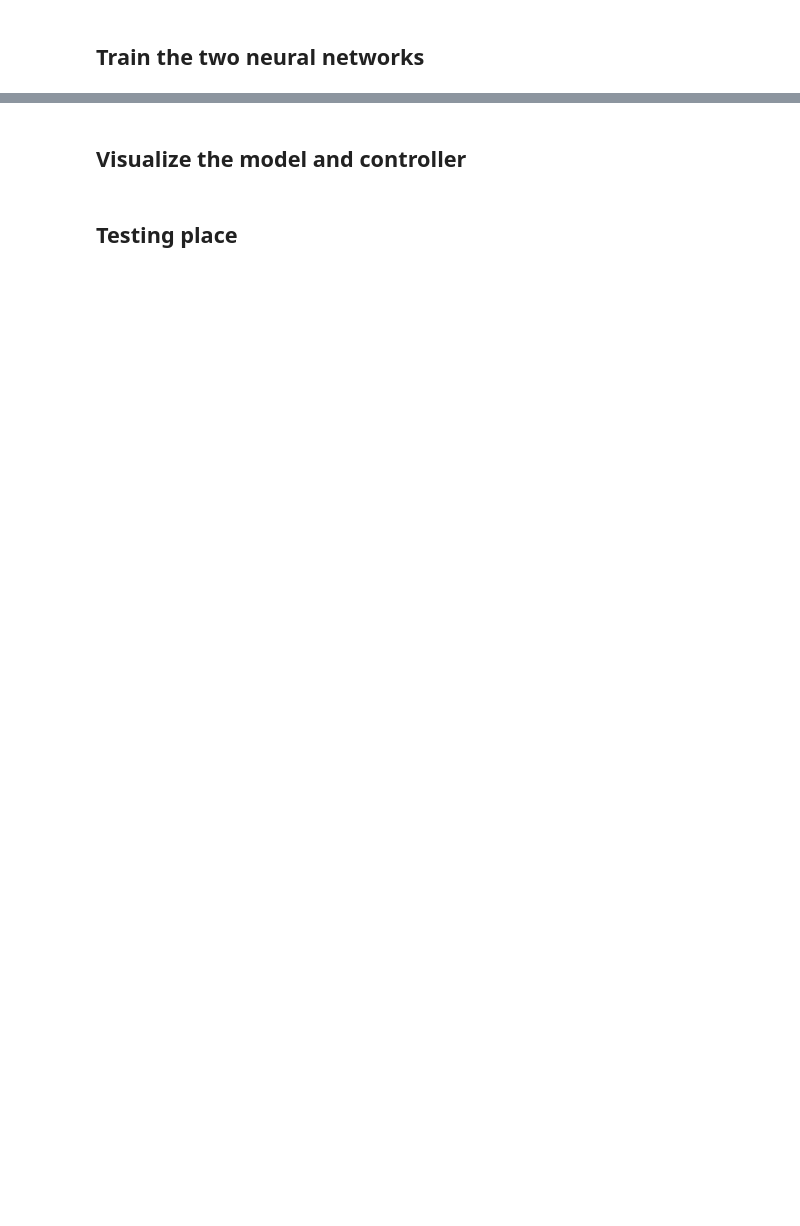
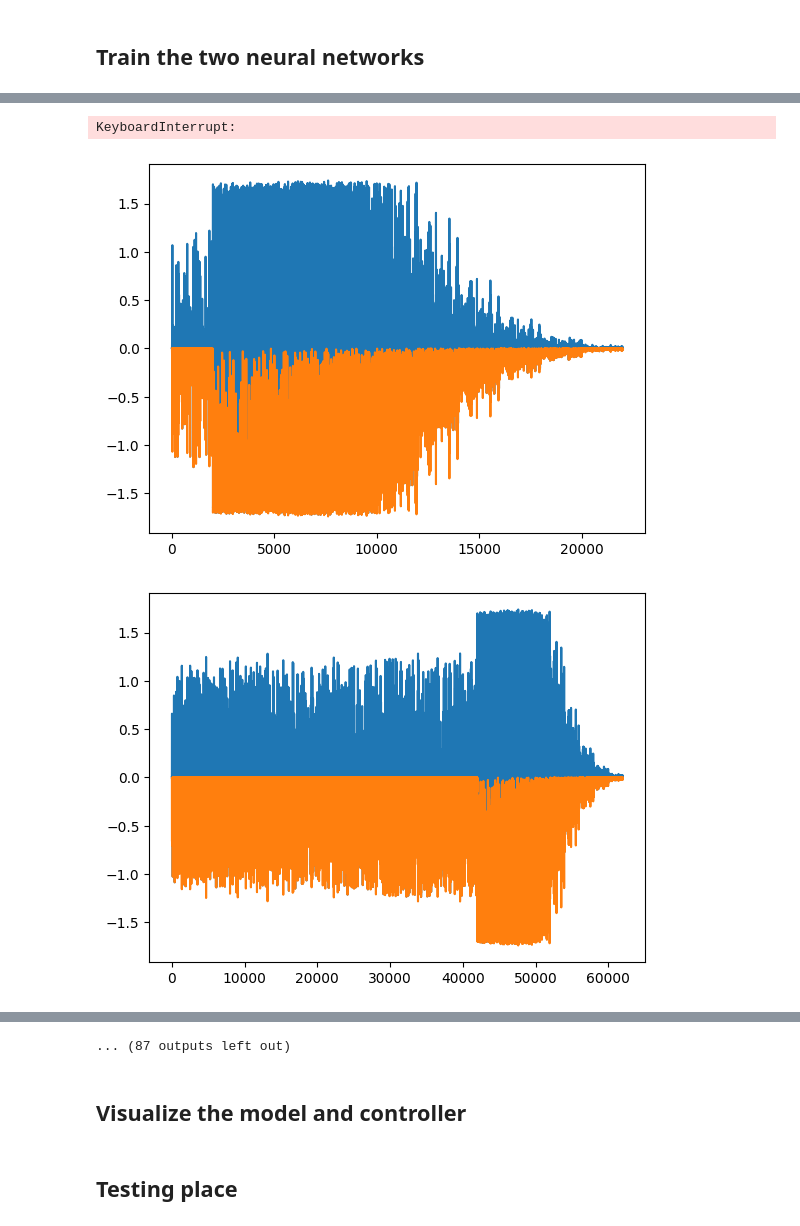
Before and after one commit to junqingqiao/biomujoco_rl, a Jupyter notebook: RL/learn_actor_critic.ipynb, the cells around one changed output, grey strips where cells are left out. Saved outputs shown, nothing was run; the diff lists cells and outputs as text; code cells hidden in the pictures; blank space fills up the shorter version.

```diff
--- a/RL/learn_actor_critic.ipynb
+++ b/RL/learn_actor_critic.ipynb
@@ -229,7 +237,8 @@ def critic_loss(params, batch):
     rewards = batch.rewards
 
     critic_score = v_criticer(params, states)
-    target = rewards + discount* jax.lax.stop_gradient(v_criticer(params, next_states))
+    # target = rewards + discount* jax.lax.stop_gradient(v_criticer(params, next_states))
+    target = rewards + discount* (v_criticer(params, next_states))
 
     loss = optax.l2_loss(critic_score, target)
     loss = jp.mean(loss)
@@ -244,11 +255,14 @@ print(a)
 # %% [markdown]
 ### Function to get controller gradient and generate experience
 # %%
-def controller_loss_and_experience(controller_params, critic_params, states, batch_size, mjx_model, keys):
+def controller_loss_and_experience(controller_params, critic_params, batch, batch_size, mjx_model, keys):
     # Generate data for simulation
+
+    # Deal with the done state, reset the done state with init state
+    states = jp.where(batch.dones, jp.zeros((batch_size,4)), batch.states)
     in_data = reset(mjx_model, batch_size).replace(qpos = states[:,0:2], qvel = states[:,2:4])
     out_data, keys, new_exps = jit_v_nn_multi_steps(controller_params, mjx_model, in_data, keys)
-    out_states = jp.stack([out_data.qpos, out_data.qvel], axis=1).reshape(batch_size,4)
+    out_states = jp.concat([out_data.qpos, out_data.qvel],axis=1).reshape(batch_size,4)
     # jax.debug.print("out_states shape{0}", out_states.shape)
     critic_score = v_criticer(critic_params, out_states)
 
@@ -260,7 +274,7 @@ g_loss_experience = jax.value_and_grad(controller_loss_and_experience, has_aux=T
 
 controller_keys = jax.random.split(key, controller_batch_size)
 sample_batch = exp.memory.sample(exp_pool, controller_batch_size, key)
-g_loss_experience_lower = jax.jit(g_loss_experience, static_argnames=["batch_size"]).lower(controller_params, critic_params, sample_batch.states, controller_batch_size, mjx_model, controller_keys)
+g_loss_experience_lower = jax.jit(g_loss_experience, static_argnames=["batch_size"]).lower(controller_params, critic_params, sample_batch, controller_batch_size, mjx_model, controller_keys)
 jit_g_loss_experience = g_loss_experience_lower.compile()
 
 b = jit_g_loss_experience.cost_analysis()[0]['flops']
@@ -274,18 +293,20 @@ b/a
 ## Train the two neural networks
 # %%
 critic_params, key = critic_nn.init_parameters(key)
-critic_tx = optax.apply_if_finite(optax.adam(learning_rate=5e-5), max_consecutive_errors=20)
+critic_tx = optax.apply_if_finite(optax.adam(learning_rate=5e-5), max_consecutive_errors=50)
 critic_opt_state = critic_tx.init(critic_params)
 jit_critic_tx_update = jax.jit(critic_tx.update)
 
 
 controller_params, key = controller_nn.init_parameters(key)
-controller_tx = optax.apply_if_finite(optax.adam(learning_rate=5e-5), max_consecutive_errors=20)
+controller_tx = optax.apply_if_finite(optax.adam(learning_rate=5e-5), max_consecutive_errors=50)
 controller_opt_state = controller_tx.init(controller_params)
 jit_controller_tx_update = jax.jit(controller_tx.update)
-
 jit_apply_update = jax.jit(optax.apply_updates)
 
+
+jit_sample = jax.jit(exp.memory.sample, static_argnames="batch_size")
+jit_add_exp = jax.jit(exp.memory.add_exp, static_argnames="settings")
 # Init exp_pool
 exp_pool = None
 datas = reset(mjx_model,critic_batch_size)
@@ -298,28 +319,32 @@ import exp
 
 key = jax.random.key(241)
 
-for i in range(2000):
+for i in range(4000):
 
     print("----------",i,"----------")
-    batch = exp.memory.sample(exp_pool, critic_batch_size, key)
-    key = jax.random.split(key, 1)[0]
 
-    # criticer
-    critic_loss, critic_loss_grad = jit_critic_loss_g_value(critic_params, batch)
+    criric_repeat = 10
+    if(i == 1000):
+        criric_repeat = 1
+    for j in range(criric_repeat):
+        batch = jit_sample(exp_pool, critic_batch_size, key)
+        key = jax.random.split(key, 1)[0]
+
+        # criticer
+        critic_loss, critic_loss_grad = jit_critic_loss_g_value(critic_params, batch)
+
+        # Update params
+        critic_updates, critic_opt_state = jit_critic_tx_update(critic_loss_grad, critic_opt_state)
+        critic_params = jit_apply_update(critic_params, critic_updates)
+
     print("criticer loss:",critic_loss)
-
-    # Update params
-    critic_updates, critic_opt_state = jit_critic_tx_update(critic_loss_grad, critic_opt_state)
-    critic_params = jit_apply_update(critic_params, critic_updates)
-
     # controller
 
     # for j in range(3):
     keys = jax.random.split(key,controller_batch_size)
-    states = jp.vstack([exp.memory.sample(exp_pool, int(controller_batch_size/50*45), key).states,
-                        jax.random.normal(key,(int(controller_batch_size/50*5),4))/10])
+    controller_batch = jit_sample(exp_pool, controller_batch_size, key)
     key = jax.random.split(key, 1)[0]
-    controller_loss_exps, controller_loss_grad = jit_g_loss_experience(controller_params, critic_params, states, mjx_model, keys)
+    controller_loss_exps, controller_loss_grad = jit_g_loss_experience(controller_params, critic_params, controller_batch, mjx_model, keys)
     controller_loss = controller_loss_exps[0]
     exps = controller_loss_exps[1]
     print("Controller Loss:", controller_loss)
@@ -329,15 +354,15 @@ for i in range(2000):
     controller_params = jit_apply_update(controller_params, controller_updates)
 
     # add exps
-    exp_pool = exp.memory.add_exp(memory_settings, exp_pool, exps)
+    exp_pool = jit_add_exp(memory_settings, exp_pool, exps)
 
     if(i%20 == 0):
         plt.figure()
         plt.plot(exp_pool.states.T[1])
-        plt.plot(exp_pool.rewards)
+        # plt.plot(exp_pool.rewards)
 
     # Remove done from exp_pool
-    exp_pool = exp.memory.remove_done(exp_pool)
+    # exp_pool = exp.memory.remove_done(exp_pool)
 
 
 
@@ -348,3 +373,4 @@ for i in range(2000):
     #     for i in range(5):    # For 2 seconds
     #         datas, keys, exps = jit_v_nn_multi_steps(controller_params, mjx_model, datas, keys)
     #         exp_pool = exp.memory.add_exp(memory_settings, exp_pool, exps)
+# %% [output]
@@ -350,0 +411,3 @@ for i in range(2000):
+KeyboardInterrupt:
+[figure, added]
+[figure, added]
@@ -351,3 +421,4 @@ for i in range(2000):
+... (87 outputs left out)
 # %%
 datas = reset(mjx_model,controller_batch_size)
 keyss = jax.random.split(key,100)
```
Also changed, not shown: parts of 12 cells of this notebook, 1 other file.
